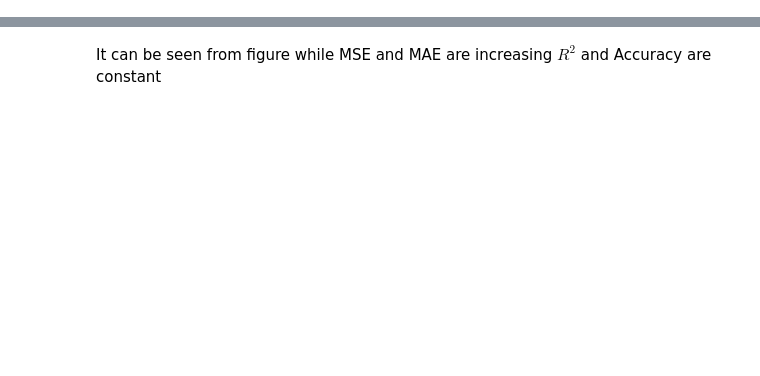
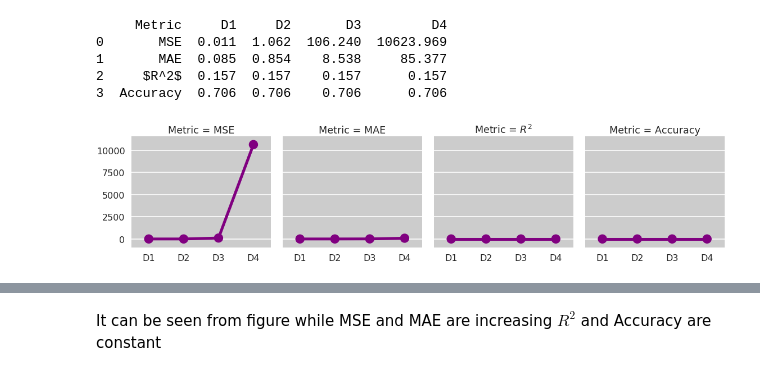
Before and after one commit to ahmtkaya/ahmtkaya.github.io, a Jupyter notebook: Validity of the MSE and ACCURACY.ipynb, the cells around one changed output, grey strips where cells are left out. Saved outputs shown, nothing was run; the diff lists cells and outputs as text; code cells hidden in the pictures; blank space fills up the shorter version.

```diff
--- a/Validity of the MSE and ACCURACY.ipynb
+++ b/Validity of the MSE and ACCURACY.ipynb
@@ -552,15 +52,0 @@ with sns.axes_style("darkgrid", {"axes.facecolor": "0.8"}):
-# %%
-data = [['MSE',D1_MSE, D2_MSE, D3_MSE, D4_MSE],['MAE',D1_MAE, D2_MAE, D3_MAE, D4_MAE],
-        ['R2',D1_R2, D2_R2, D3_R2, D4_R2], ['ACR', D1_Accuracy, D2_Accuracy, D3_Accuracy, D4_Accuracy]]
-df = pd.DataFrame(data,columns=['Metric','D1', 'D2', 'D3', 'D4'])
-print (np.round(df,3))
-with sns.axes_style("darkgrid"):
-    sns.set_context("poster")
-    MSE=sns.factorplot(data=np.round(df.iloc[0:1, 1:5], 3), kind="point", color='purple')
-    MSE.set_axis_labels("Data", "MSE")
-    MAE=sns.factorplot(data=np.round(df.iloc[0:1, 1:5], 3), kind="point", color='purple')
-    MAE.set_axis_labels("Data", "MAE")
-    R2=sns.factorplot(data=np.round(df.iloc[2:3, 1:5], 3), kind="point", color='purple')
-    R2.set_axis_labels("Data", "R2")
-    ACR=sns.factorplot(data=np.round(df.iloc[3:4, 1:5], 3), kind="point", color='purple')
-    ACR.set_axis_labels("Data", "Accuracy")
@@ -576,0 +462,15 @@ with sns.axes_style("darkgrid"):
+# %%
+data = [['MSE',D1_MSE, D2_MSE, D3_MSE, D4_MSE],['MAE',D1_MAE, D2_MAE, D3_MAE, D4_MAE],
+        ['$R^2$',D1_R2, D2_R2, D3_R2, D4_R2], ['Accuracy', D1_Accuracy, D2_Accuracy, D3_Accuracy, D4_Accuracy]]
+df = pd.DataFrame(data,columns=['Metric','D1', 'D2', 'D3', 'D4'])
+print (np.round(df,3))
+with sns.axes_style("darkgrid", {"axes.facecolor": "0.8"}):
+    sns.set_context("poster")
+    sns.factorplot(data=np.round(df, 3), kind="point", col="Metric", color='purple')
+# %% [output]
+     Metric     D1     D2       D3         D4
+0       MSE  0.011  1.062  106.240  10623.969
+1       MAE  0.085  0.854    8.538     85.377
+2     $R^2$  0.157  0.157    0.157      0.157
+3  Accuracy  0.706  0.706    0.706      0.706
+[figure, added]
```
Also changed, not shown: parts of 51 cells of this notebook.
